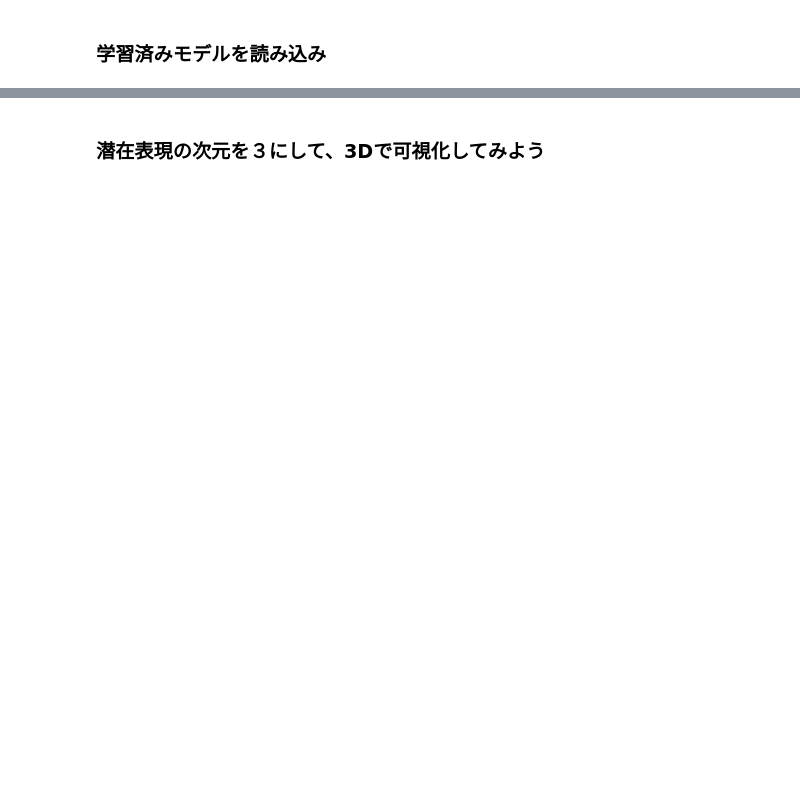
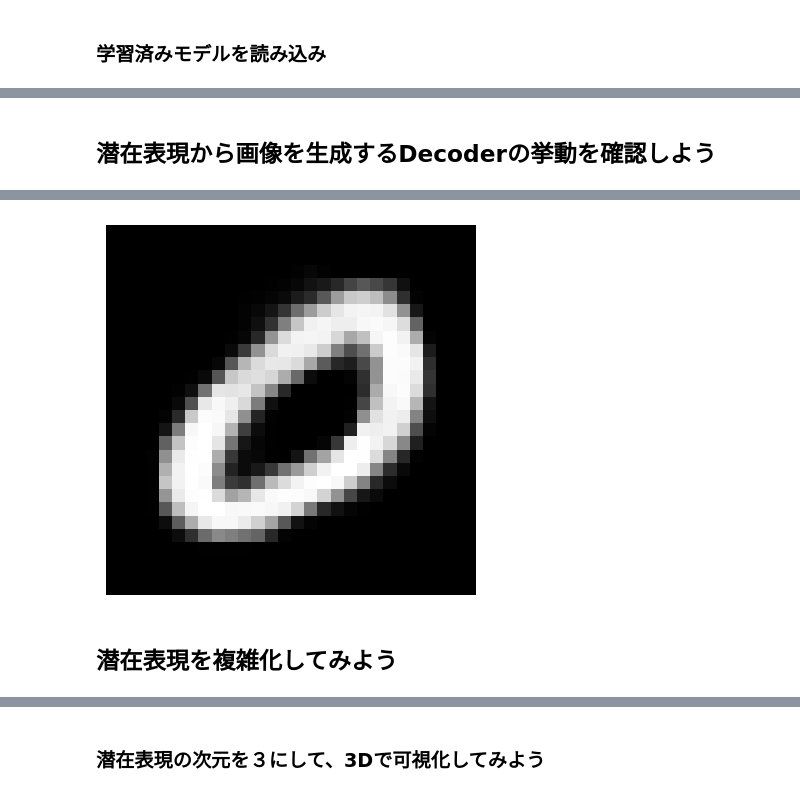
Before and after one commit to coraldx5/generativeai_intro_book, a Jupyter notebook: chap08_mnist_digit_AutoEncoder.ipynb, the cells around one changed output, grey strips where cells are left out. Cells and saved outputs as stored; diff of their text form; code cells hidden in the pictures; blank space fills up the shorter version.

```diff
--- a/chap08_mnist_digit_AutoEncoder.ipynb
+++ b/chap08_mnist_digit_AutoEncoder.ipynb
@@ -259,0 +400,38 @@ plt.show()
+# %% [markdown]
+## 潜在表現から画像を生成するDecoderの挙動を確認しよう
+# %%
+# @title ## 潜在表現から画像を生成しよう
+# @markdown - 次元1/2（Dimension1/2）を設定して実行すると、画像が出力されます
+Dimension1 = 10 #@param {type:"slider", min:0, max:120, step:1}
+Dimension2 = 50 #@param {type:"slider", min:0, max:120, step:1}
+
+from keras.layers import Input
+# デコーダ部分の定義
+encoded_input = Input(shape=(encoding_dim,))
+decoder_layer1 = autoencoder01.layers[3]
+decoder_layer2 = autoencoder01.layers[4]
+
+decoder01 = Sequential([
+    decoder_layer1,
+    decoder_layer2
+], name='decoder01')
+
+# 2次元ベクトルから画像を生成
+def generate_image(latent_vector):
+    generated_image = decoder01.predict(np.array([latent_vector]))
+    return generated_image.reshape(28, 28)
+
+# サンプルの2次元ベクトル
+sample_latent_vector = [Dimension1, Dimension2]
+
+# 画像生成
+generated_image = generate_image(sample_latent_vector)
+
+# 生成された画像を表示
+# plt.imshow(generated_image, cmap='binary') # 白色背景
+plt.imshow(generated_image, cmap='gray') # 黒色背景
+plt.axis('off')
+# PNG形式で保存
+plt.savefig(f'image_{Dimension1}-{Dimension2}.png')
+plt.show()
+# %% [output]
@@ -259,0 +439,3 @@ plt.show()
+[figure, added]
+# %% [markdown]
+## 潜在表現を複雑化してみよう
```
Also changed, not shown: parts of 67 cells of this notebook.
